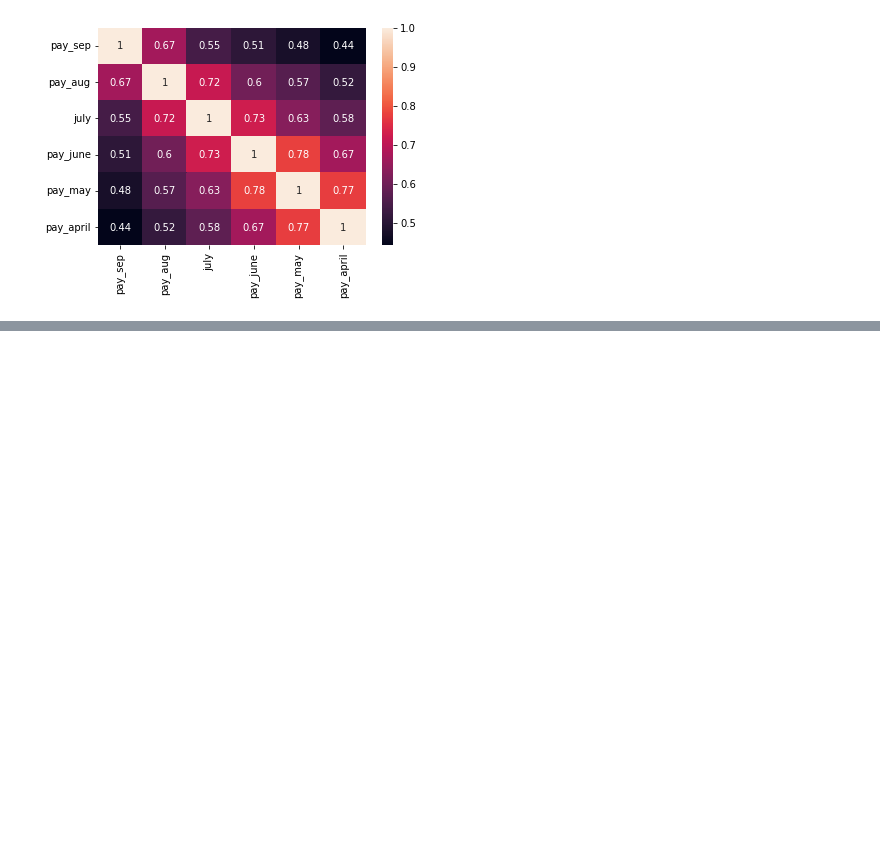
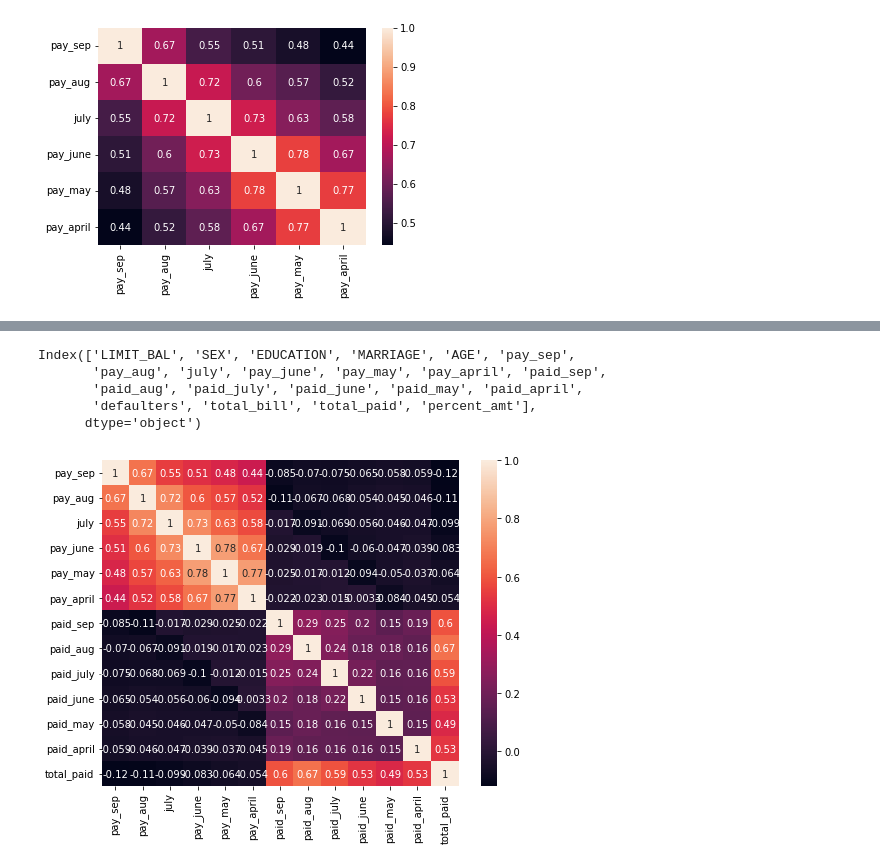
Before and after one commit to IfrazQazi/Credit-Card-Default-Prediction, a Jupyter notebook: Credit_Card_Default_Prediction.ipynb, the cells around one changed output, grey strips where cells are left out. Drawn from its saved outputs; the diff is of its cells as text; code cells hidden in the pictures; blank space fills up the shorter version.

```diff
--- a/Credit_Card_Default_Prediction.ipynb
+++ b/Credit_Card_Default_Prediction.ipynb
@@ -628,0 +634,3 @@ sns.heatmap(corr,annot=True,fmt='.2g')
+# %%
+## calculating percentage of remaining amount
+df['percent_amt'] = (df['total_paid']/df['total_bill']) * 100
@@ -628,0 +656,6 @@ sns.heatmap(corr,annot=True,fmt='.2g')
+# %%
+## droping ID feature from dataset
+df.drop('ID',axis=1,inplace=True)
+# %%
+## droping remaining_amt as its highly correlated to total_bill
+df.drop('remaining_amt',axis=1,inplace=True)
@@ -628,0 +678,22 @@ sns.heatmap(corr,annot=True,fmt='.2g')
+# %%
+## droping monthly bill features as they are highly corelated to each other
+df.drop(month_bill,axis=1,inplace=True)
+# %%
+df.columns
+# %% [output]
+Index(['LIMIT_BAL', 'SEX', 'EDUCATION', 'MARRIAGE', 'AGE', 'pay_sep',
+       'pay_aug', 'july', 'pay_june', 'pay_may', 'pay_april', 'paid_sep',
+       'paid_aug', 'paid_july', 'paid_june', 'paid_may', 'paid_april',
+       'defaulters', 'total_bill', 'total_paid', 'percent_amt'],
+      dtype='object')
+# %%
+## correlation plot
+plt.figure(figsize=(8,6))
+corr=df[['pay_sep',
+       'pay_aug', 'july', 'pay_june', 'pay_may', 'pay_april', 'paid_sep',
+       'paid_aug', 'paid_july', 'paid_june', 'paid_may', 'paid_april','total_paid']].corr()
+
+sns.heatmap(corr,annot=True , fmt='.2g')
+plt.show()
+# %% [output]
+[figure, added]
```
Also changed, not shown: parts of 12 cells of this notebook.
